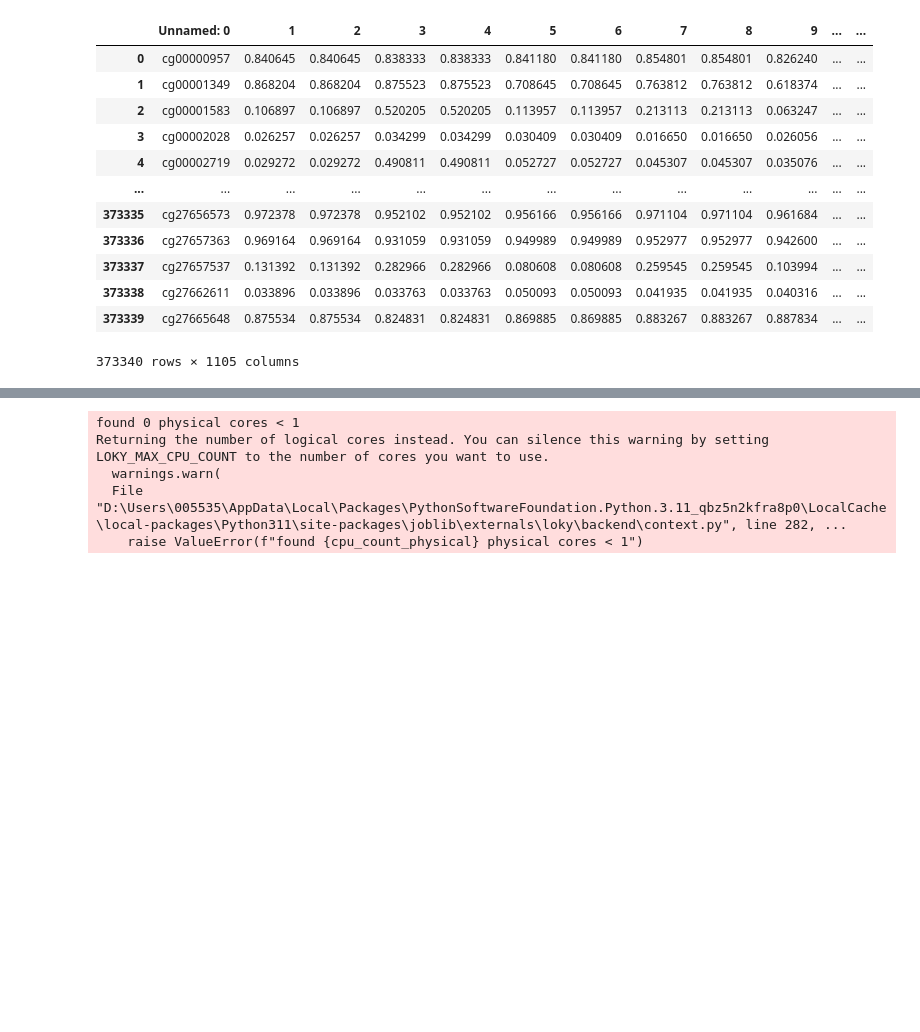
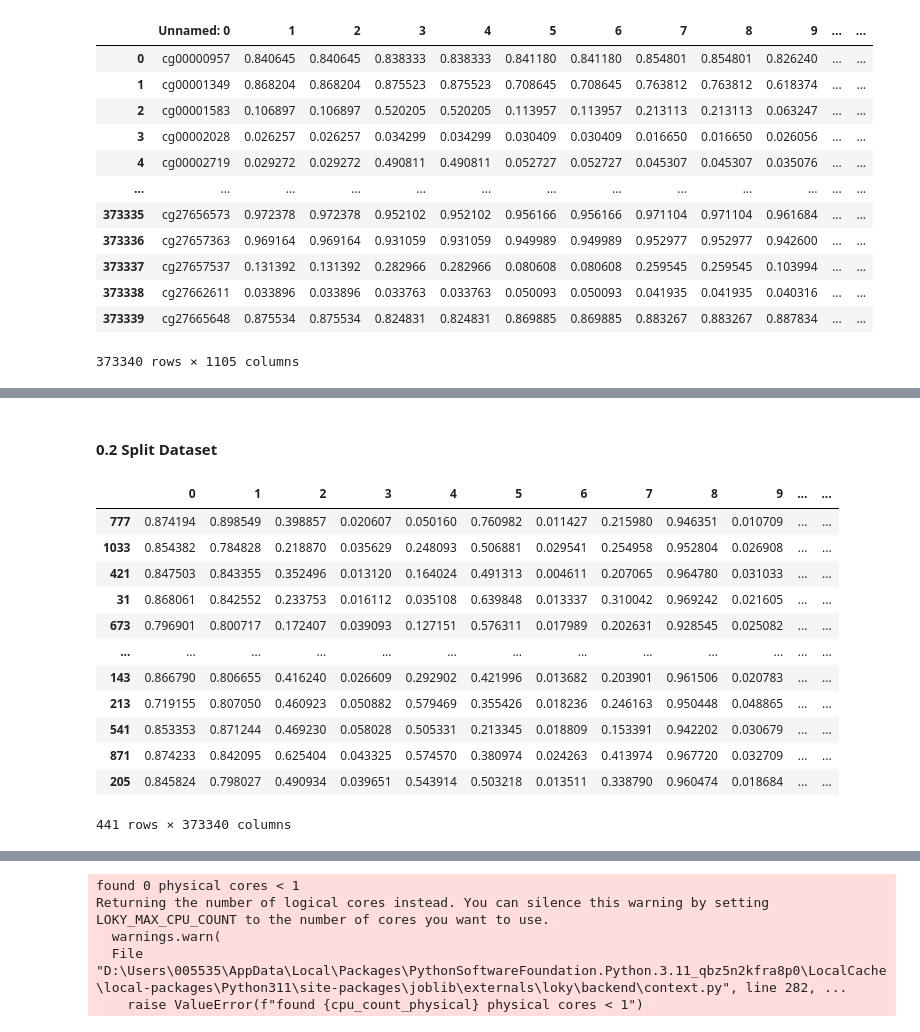
Before and after one commit to BioTechCo/main_project, a Jupyter notebook: notebooks/orange_pipeline_orchestrator.ipynb, the cells around one changed output, grey strips where cells are left out. Saved outputs shown, nothing was run; the diff lists cells and outputs as text; code cells hidden in the pictures; blank space fills up the shorter version.

```diff
--- a/notebooks/orange_pipeline_orchestrator.ipynb
+++ b/notebooks/orange_pipeline_orchestrator.ipynb
@@ -148,6 +154,8 @@ if beta_file_number == 2:
 elif beta_file_number == 1:
     X = df0_join.T
     y = [0] * normal_number_0 + [1] * (df0_join.shape[1] - normal_number_0)
+# %% [markdown]
+#### 0.2 Split Dataset
 # %%
 from collections import Counter
 from sklearn.model_selection import train_test_split
@@ -155,3 +163,19 @@ from sklearn.model_selection import train_test_split
 X_train, X_test, y_train, y_test = train_test_split(
     X, y, test_size=test_ratio, random_state=seed
 )
+# %%
+X_train
+# %% [output]
+|  | 0 | 1 | 2 | 3 | 4 | 5 | 6 | 7 | 8 | 9 | ... | ... |
+| 777 | 0.874194 | 0.898549 | 0.398857 | 0.020607 | 0.050160 | 0.760982 | 0.011427 | 0.215980 | 0.946351 | 0.010709 | ... | ... |
+| 1033 | 0.854382 | 0.784828 | 0.218870 | 0.035629 | 0.248093 | 0.506881 | 0.029541 | 0.254958 | 0.952804 | 0.026908 | ... | ... |
+| 421 | 0.847503 | 0.843355 | 0.352496 | 0.013120 | 0.164024 | 0.491313 | 0.004611 | 0.207065 | 0.964780 | 0.031033 | ... | ... |
+| 31 | 0.868061 | 0.842552 | 0.233753 | 0.016112 | 0.035108 | 0.639848 | 0.013337 | 0.310042 | 0.969242 | 0.021605 | ... | ... |
+| 673 | 0.796901 | 0.800717 | 0.172407 | 0.039093 | 0.127151 | 0.576311 | 0.017989 | 0.202631 | 0.928545 | 0.025082 | ... | ... |
+| ... | ... | ... | ... | ... | ... | ... | ... | ... | ... | ... | ... | ... |
+| 143 | 0.866790 | 0.806655 | 0.416240 | 0.026609 | 0.292902 | 0.421996 | 0.013682 | 0.203901 | 0.961506 | 0.020783 | ... | ... |
+| 213 | 0.719155 | 0.807050 | 0.460923 | 0.050882 | 0.579469 | 0.355426 | 0.018236 | 0.246163 | 0.950448 | 0.048865 | ... | ... |
+| 541 | 0.853353 | 0.871244 | 0.469230 | 0.058028 | 0.505331 | 0.213345 | 0.018809 | 0.153391 | 0.942202 | 0.030679 | ... | ... |
+| 871 | 0.874233 | 0.842095 | 0.625404 | 0.043325 | 0.574570 | 0.380974 | 0.024263 | 0.413974 | 0.967720 | 0.032709 | ... | ... |
+| 205 | 0.845824 | 0.798027 | 0.490934 | 0.039651 | 0.543914 | 0.503218 | 0.013511 | 0.338790 | 0.960474 | 0.018684 | ... | ... |
+441 rows × 373340 columns
```
Also changed, not shown: parts of 103 cells of this notebook.
